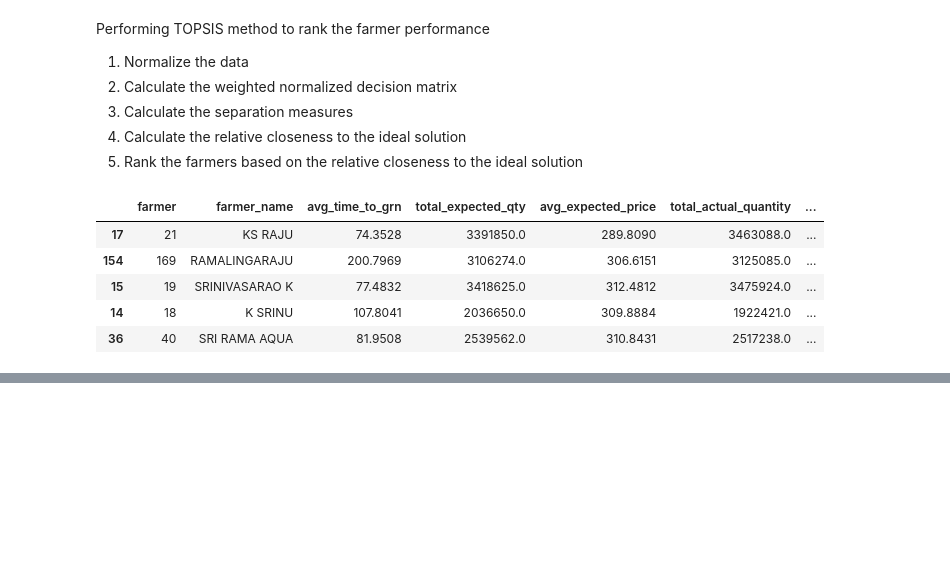
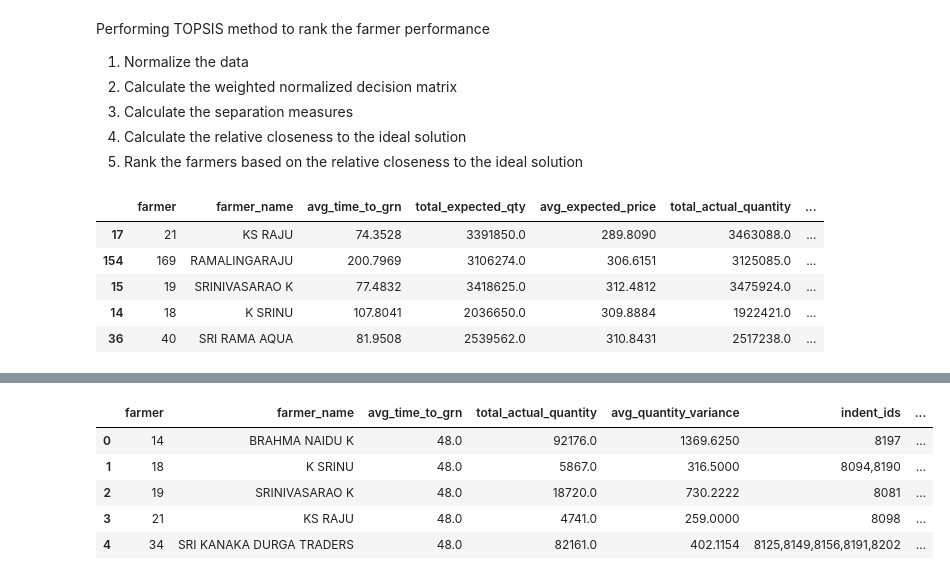
Before and after one commit to ideaboxai/ideaboxai-vertical-ml-service, a Jupyter notebook: notebooks/farmer_performance_ranking/farmer_ranking.ipynb, the cells around one changed output, grey strips where cells are left out. Saved outputs shown, nothing was run; the diff lists cells and outputs as text; code cells hidden in the pictures; blank space fills up the shorter version.

```diff
--- a/notebooks/farmer_performance_ranking/farmer_ranking.ipynb
+++ b/notebooks/farmer_performance_ranking/farmer_ranking.ipynb
@@ -501,0 +534,73 @@ final_results.to_excel("farmer_performance_ranking.xlsx", index=False)
+# %%
+query = """
+WITH hl_cte AS (
+    SELECT
+        gi.grn_id,
+        gi.created_at AS grn_created_at,
+        pg.lot_name,
+        gi.count AS hon_count,
+        gi.quantity AS hon_weight,
+        pg.created_at AS grading_created_at,
+        FLOOR(SUM(pgr.weight) - (pg.crate_weight * COUNT(pgr.crates))) AS hl_weight,
+        ( (SUM(pgr.weight) - (pg.crate_weight * COUNT(pgr.crates))) / NULLIF(gi.quantity, 0) ) * 100 AS grading_yield,
+        GROUP_CONCAT(DISTINCT pgr.sale_order ORDER BY pgr.sale_order ASC SEPARATOR ', ') AS grading_sale_orders
+    FROM erpx_dev_rm_procurement.grn_items gi
+    LEFT JOIN erpx_dev_production.pp_grading pg
+        ON gi.plant_lot_number = pg.lot_name
+    LEFT JOIN erpx_dev_production.pp_grading_readings pgr
+        ON pg.session_id = pgr.session_id
+    GROUP BY
+        gi.grn_id,
+        gi.created_at,
+        pg.lot_name,
+        gi.count,
+        gi.quantity,
+        pg.created_at
+)
+SELECT
+    ii.farmer,
+    s.name AS farmer_name,
+
+    AVG(TIMESTAMPDIFF(HOUR, i.indent_date, g.grn_date)) AS avg_time_to_grn,
+
+    SUM(gi.quantity) AS total_actual_quantity,                                         -- SUMMING ALL ACTUAL QUANITTY FROM FARMER RATHER TO AVERAGING
+
+    AVG(ABS(gi.quantity - ii.expected_qty)) AS avg_quantity_variance,
+
+    GROUP_CONCAT(DISTINCT i.indent_id) AS indent_ids,
+    COUNT(DISTINCT i.indent_id) AS indent_count,
+
+    GROUP_CONCAT(DISTINCT gi.plant_lot_number) AS plant_lot_numbers,
+    COUNT(DISTINCT gi.plant_lot_number) AS lots_supplied,
+
+    AVG(hl.grading_yield) AS avg_grading_yield
+
+FROM
+    erpx_dev_rm_procurement.indent_items AS ii
+JOIN
+    erpx_dev_rm_procurement.indent AS i ON ii.indent_id = i.indent_id
+LEFT JOIN
+    erpx_dev_rm_procurement.grn AS g ON g.indent_no = i.indent_id
+LEFT JOIN
+    erpx_dev_rm_procurement.grn_items AS gi ON gi.grn_id = g.grn_id
+LEFT JOIN
+    erpx_dev.suppliers AS s ON s.supplier_id = ii.farmer
+LEFT JOIN
+    hl_cte AS hl ON hl.grn_id = gi.grn_id
+WHERE
+    g.grn_date >= DATE_SUB(CURDATE(), INTERVAL 1 MONTH)
+GROUP BY
+    ii.farmer
+ORDER BY
+    ii.farmer;
+"""
+
+modified_rank_df = pd.read_sql(query, engine)
+modified_rank_df.head()
+# %% [output]
+|  | farmer | farmer_name | avg_time_to_grn | total_actual_quantity | avg_quantity_variance | indent_ids | ... |
+| 0 | 14 | BRAHMA NAIDU K | 48.0 | 92176.0 | 1369.6250 | 8197 | ... |
+| 1 | 18 | K SRINU | 48.0 | 5867.0 | 316.5000 | 8094,8190 | ... |
+| 2 | 19 | SRINIVASARAO K | 48.0 | 18720.0 | 730.2222 | 8081 | ... |
+| 3 | 21 | KS RAJU | 48.0 | 4741.0 | 259.0000 | 8098 | ... |
+| 4 | 34 | SRI KANAKA DURGA TRADERS | 48.0 | 82161.0 | 402.1154 | 8125,8149,8156,8191,8202 | ... |
```
Also changed, not shown: parts of 6 cells of this notebook.
